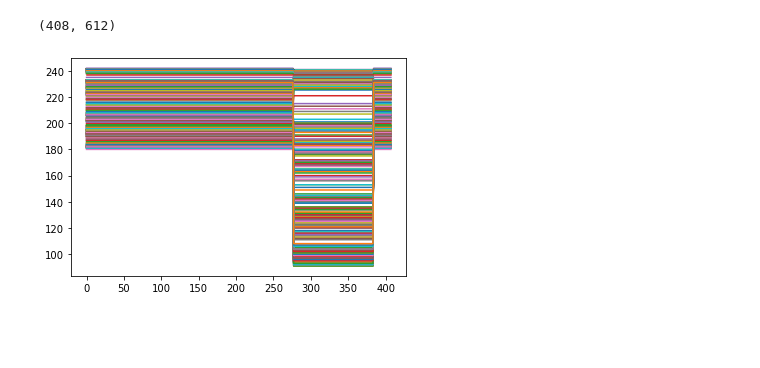
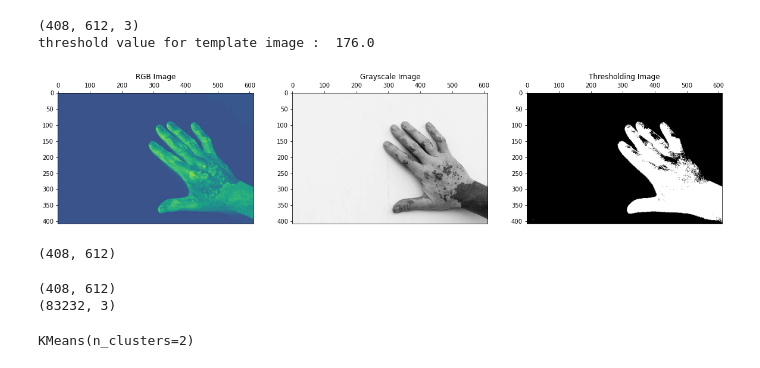
Before and after one commit to AvishkaSandeepa/Vitiligo-Calculator, a Jupyter notebook: core-code.ipynb, the cells around one changed output. Saved outputs shown, nothing was run; the diff lists cells and outputs as text; code cells hidden in the pictures; blank space fills up the shorter version.

Commit message:
Add codes for image clustering using K mean Algorithm. Still have to convert to the binary after clustering

```diff
--- a/core-code.ipynb
+++ b/core-code.ipynb
@@ -8,13 +9,3 @@ import numpy as np
 from time import time
 
 %matplotlib inline
-# %%
-
-img = cv.imread('img/img1.jpg') # give the correct path here
-img = cv.cvtColor(img, cv.COLOR_BGR2GRAY)
-print(img.shape)
-cv.imshow("image", img)
-cv.waitKey(0)
-cv.destroyAllWindows()
-# %% [output]
-(408, 612)
@@ -27,13 +12,47 @@ def change_color_fuzzycmeans(cluster_membership, clusters):
-# %%
-#img = np.reshape(img, (200,200,3)).astype(np.uint8)
-shape = np.shape(img)
-cntr, u, u0, d, jm, p, fpc = fuzz.cluster.cmeans(img.T, 2, 2, error=0.005, maxiter=1000, init=None,seed=42)
-new_img = change_color_fuzzycmeans(u,cntr)
-
-
-fuzzy_img = np.reshape(new_img,shape).astype(np.uint8)
-
-plt.plot(fuzzy_img)
-plt.show()
-# %% [output]
-[figure, removed]
+# %%
+img_org = cv.imread('img/img1.jpg')
+img_rgb = cv.cvtColor(img_org, cv.COLOR_BGR2YCrCb)
+print(img_rgb.shape)
+img_rgb = img_rgb[:,:,1]
+img_gray = cv.cvtColor(img_org, cv.COLOR_BGR2GRAY)
+
+imgx = img_org.reshape((img_rgb.shape[1]*img_org.shape[0],3)).astype('uint8')
+
+
+th_t, img_t = cv.threshold(img_gray, 0, 250, cv.THRESH_BINARY_INV+cv.THRESH_OTSU)
+
+# printing the threshold value that defined from otsu binaraization
+print("threshold value for template image : ", th_t)
+
+fig, ax = plt. subplots(1, 3, figsize=(20,20))
+ax[0].imshow(img_rgb) # showing image using gray color mapping
+ax[0].xaxis.tick_top() # bring the x axis to top
+ax[0].set_title("RGB Image")
+ax[1].imshow(img_gray, cmap='gray')
+ax[1].xaxis.tick_top()
+ax[1].set_title("Grayscale Image")
+ax[2].imshow(img_t, cmap='gray')
+ax[2].xaxis.tick_top()
+ax[2].set_title("Thresholding Image")
+plt.show()
+
+print(img_rgb.shape)
+# %% [output]
+(408, 612, 3)
+threshold value for template image :  176.0
+[figure, added]
+(408, 612)
+# %%
+img = img_rgb/255.0
+print(img.shape)
+
+x = img.reshape(-1, 3)
+print(x.shape)
+# %% [output]
+(408, 612)
+(83232, 3)
+# %%
+km = KMeans(n_clusters=2)
+km.fit(x)
+# %% [output]
+KMeans(n_clusters=2)
```
Also changed, not shown: parts of 4 cells of this notebook.
